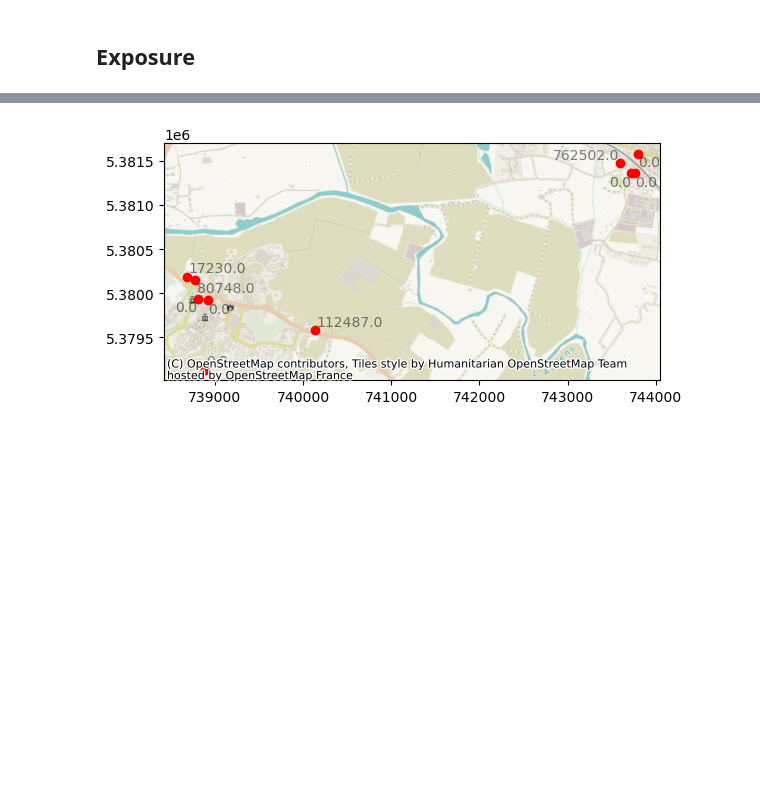
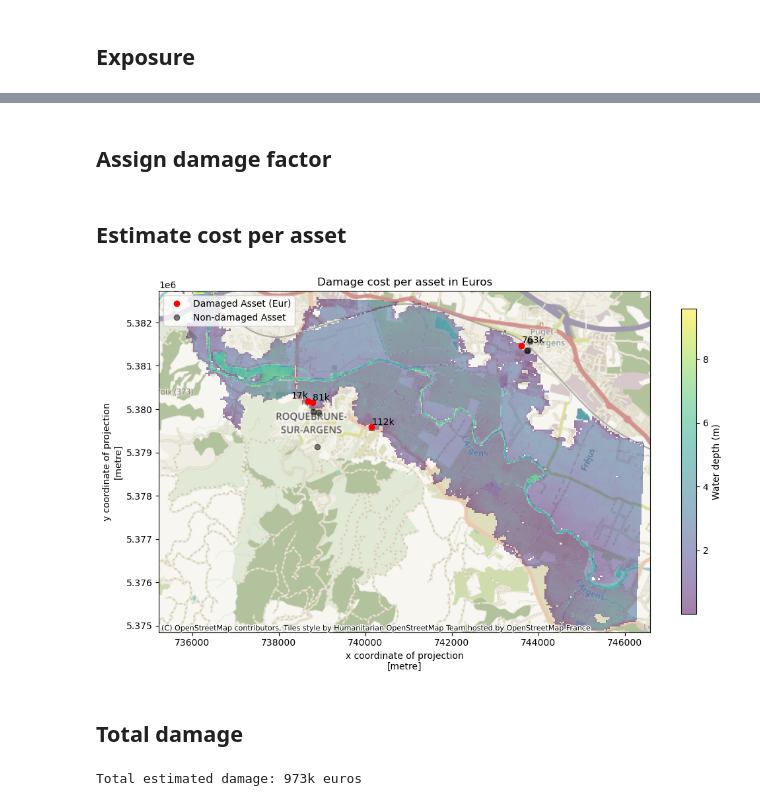
Before and after one commit to souhailaboulfadile/DamageModel, a Jupyter notebook: code/damage.ipynb, the cells around one changed output, grey strips where cells are left out. Saved outputs shown, nothing was run; the diff lists cells and outputs as text; code cells hidden in the pictures; blank space fills up the shorter version.

```diff
--- a/code/damage.ipynb
+++ b/code/damage.ipynb
@@ -11,8 +19,11 @@ import rioxarray as rxr
 # %% [markdown]
 ## Hazard
 # %%
-#Read hazard map as an xarray.Dataset
-haz = xr.open_dataset('HMaxProba_SudEst_274_100.asc', engine='rasterio').squeeze().band_data
+fig, ax = plt.subplots()
+haz = xr.open_dataset(hazard_fn, engine='rasterio').squeeze().band_data
 haz.rio.write_crs("EPSG:2154", inplace=True) #Assign CRS
-haz.plot()
+haz.rio.reproject(dst_crs=3857).plot(ax = ax, cbar_kwargs={'label': 'Water depth (m)'})
+ctx.add_basemap(ax)
+ax.set_title('Hazard map')
+plt.show()
 # %% [output]
@@ -21,20 +31,21 @@ haz.plot()
 # %% [markdown]
 ## Vulnerability
 # %%
-vul = pd.read_csv('CourbeDommages.csv', delimiter=';')
+vul = pd.read_csv(vul_fn, delimiter=';')
 vul['HauteurEau_M'] = vul['HauteurEau_M'].str.replace(',', '.').astype(float)
 vul['TauxDestruction'] = vul['TauxDestruction'].str.replace(',', '.').astype(float)
 plt.plot(vul['HauteurEau_M'],vul['TauxDestruction' ])
 plt.xlabel('H(m)')
 plt.ylabel('Taux(%)')
 plt.grid(True)
+plt.title('')
 plt.show()
 # %% [output]
 [figure]
 # %% [markdown]
 ## Exposure
 # %%
-exp = pd.read_csv('Portefeuille.csv', encoding='ISO-8859-1', delimiter=';', index_col='ID')
+exp = pd.read_csv(exp_fn, encoding='ISO-8859-1', delimiter=';', index_col='ID')
 
 from shapely.geometry import Point
 geometry = [Point(xy) for xy in zip(exp['X'], exp['Y'])]
@@ -44,5 +70,5 @@ exp.crs = "EPSG:2154"
 # %%
 fig, ax = plt.subplots()
-haz.plot(ax = ax)
-exp.plot(ax = ax, color = 'red')
+exp.to_crs(epsg = 3857).plot(ax = ax, color = 'red')
+ctx.add_basemap(ax)
 # %% [output]
@@ -76,4 +121,6 @@ for i, row in exp.iterrows():
     alea_values.append(haz.sel(x=row.geometry.x, y=row.geometry.y, method='nearest').values)
 exp['alea'] = np.round(alea_values,2)
 exp.fillna(0, inplace=True)
+# %% [markdown]
+## Assign damage factor
 # %%
@@ -80,30 +128,51 @@ exp.fillna(0, inplace=True)
 exp['taux'] = np.interp(exp['alea'], vul['HauteurEau_M'], vul['TauxDestruction'])
+# %% [markdown]
+## Estimate cost per asset
 # %%
 exp['cout'] = np.round(exp['taux'] * exp['ValeurAssuree'],0)
 # %%
-import contextily as ctx
-from adjustText import adjust_text
-
-fig, ax = plt.subplots()
+fig, ax = plt.subplots(figsize = (12,12))
 
 # Convert CRS for plotting
 exp_3857 = exp.to_crs(epsg=3857)
 
-# Plot points
-exp_3857.plot(ax=ax, color='red')
+# Create empty lists for the legend
+damaged = []
+non_damaged = []
 
-# Prepare labels
-texts = []
+# Plot points with condition
 for x, y, label in zip(exp_3857.geometry.x, exp_3857.geometry.y, exp_3857['cout']):
-    #if label != 0.0:  # Ignore null or zero values
-    texts.append(ax.text(x, y, label, alpha=0.5))
+    if label != 0.0:  # Ignore null or zero values
+        damaged += ax.plot(x, y, 'o', color='red')
+        label = int(np.round(int(label)/1000))
+        texts.append(ax.text(x, y,f'{label}k' ))
+
+    else:
+        non_damaged += ax.plot(x, y, 'o', color='black', alpha = 0.5)  # Grey color
+
+# Clip and reproject haz layer
+haz_clipped = haz.rio.clip_box(minx=0.992e6, miny=6.264e6, maxx=1.0e6, maxy=haz.rio.bounds()[3])
+haz_clipped.rio.reproject(dst_crs=3857).plot(ax = ax, cbar_kwargs={'label': 'Water depth (m)', 'shrink': 0.5},
+                                            alpha = 0.5)
 
 # Adjust labels to minimize overlaps
 adjust_text(texts)
 
 # Add a basemap
 ctx.add_basemap(ax)
 
+ax.legend([damaged[0], non_damaged[0]], ['Damaged Asset (Eur)', 'Non-damaged Asset'], loc='upper left')
+ax.set_title('Damage cost per asset in Euros')
+# Save plot as PNG file with 300 dpi
+plt.savefig('../Outputs/DamagePerAsset.png', dpi=300)
+
 plt.show()
 # %% [output]
-[figure, old version]
+[figure, new version]
+# %% [markdown]
+## Total damage
+# %%
+tot_damage = exp['cout'].sum()
+print(f'Total estimated damage: {int(np.round(int(tot_damage)/1000))}k euros')
+# %% [output]
+Total estimated damage: 973k euros
```
Also changed, not shown: parts of 14 cells of this notebook, 2 other files.
